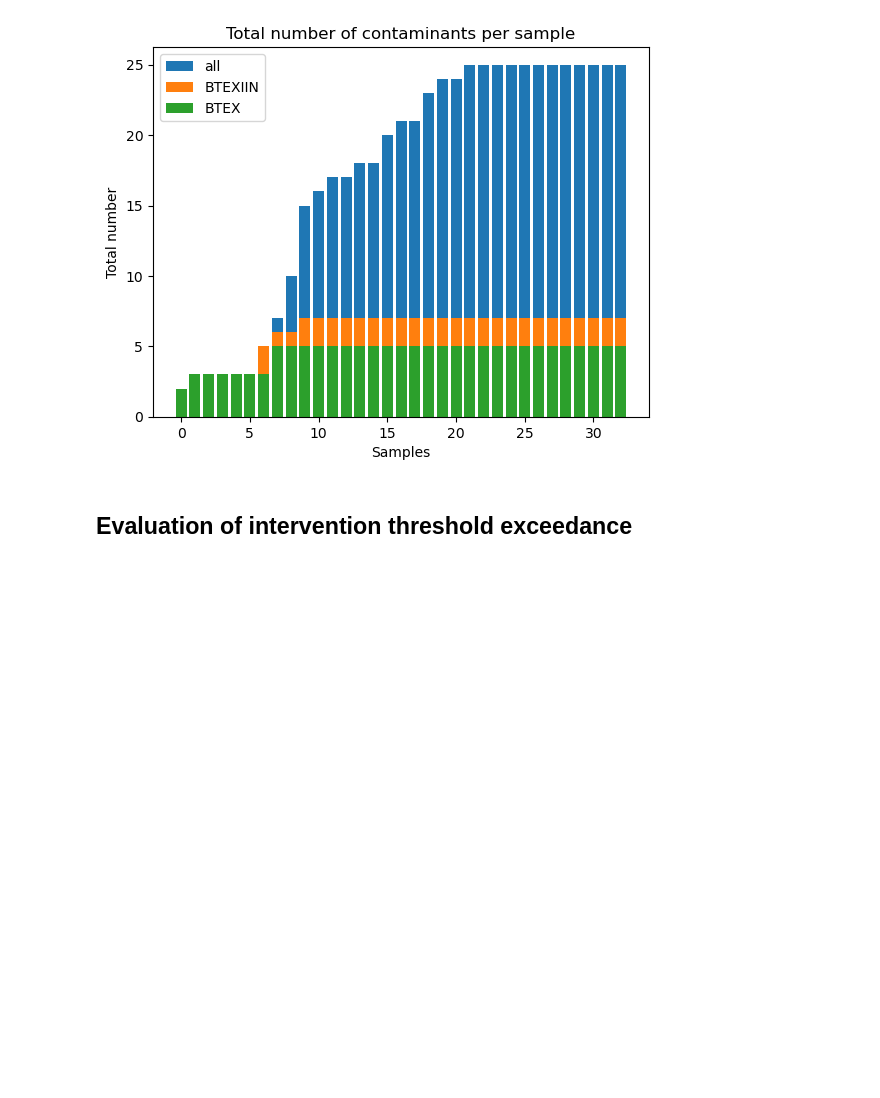
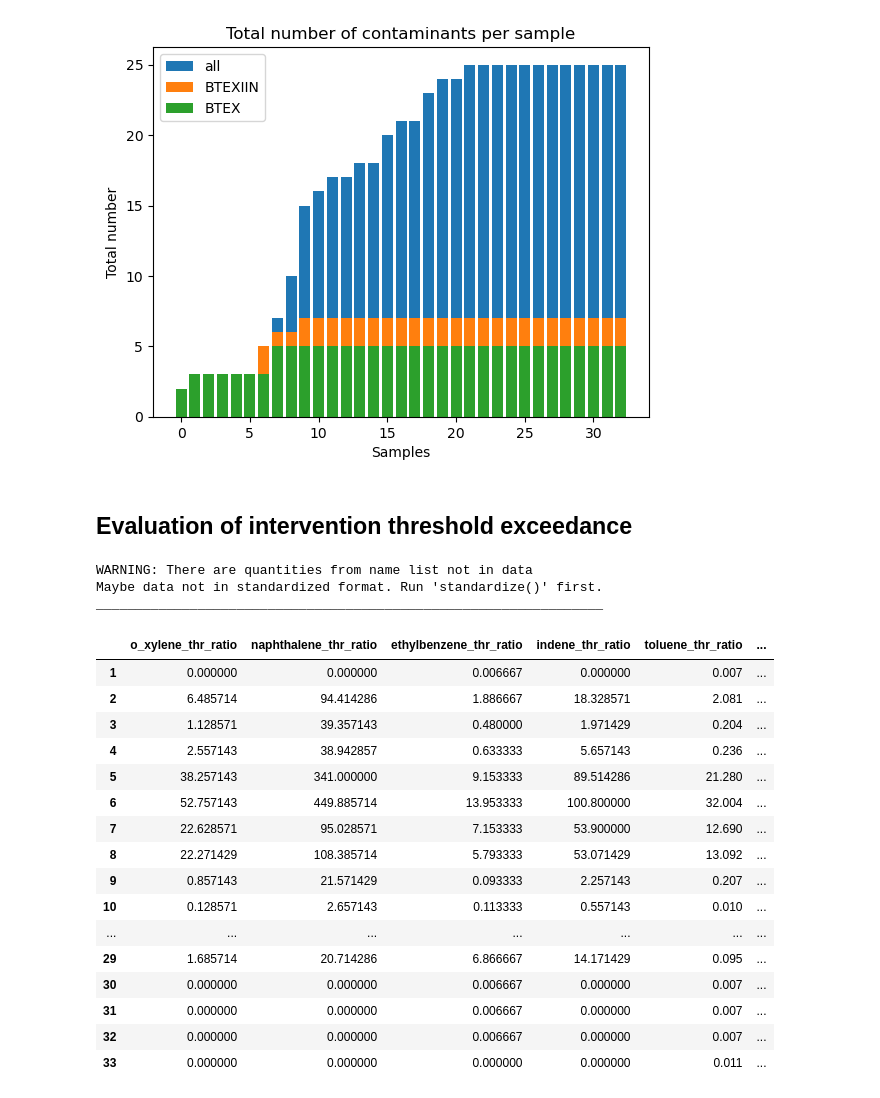
Before and after one commit to MiBiPreT/mibiscreen, a Jupyter notebook: examples/ex02_Amersfoort/example_02_amersfoort_concentrations.ipynb, the cells around one changed output. Drawn from its saved outputs; the diff is of its cells as text; code cells hidden in the pictures; blank space fills up the shorter version.

```diff
--- a/examples/ex02_Amersfoort/example_02_amersfoort_concentrations.ipynb
+++ b/examples/ex02_Amersfoort/example_02_amersfoort_concentrations.ipynb
@@ -381,5 +381,26 @@ plt.legend()
 # %% [markdown]
 ## Evaluation of intervention threshold exceedance
 # %%
-#quantities,data_thresh = mbs.thresholds_for_intervention_ratio(contaminants,
-#                                          sample_selection = [31,9,11])
+data_thresh_ratio = mbs.thresholds_for_intervention_ratio(contaminants)
+display(data_thresh_ratio)
+# %% [output]
+WARNING: There are quantities from name list not in data
+Maybe data not in standardized format. Run 'standardize()' first.
+_________________________________________________________________
+|  | o_xylene_thr_ratio | naphthalene_thr_ratio | ethylbenzene_thr_ratio | indene_thr_ratio | toluene_thr_ratio | ... |
+| 1 | 0.000000 | 0.000000 | 0.006667 | 0.000000 | 0.007 | ... |
+| 2 | 6.485714 | 94.414286 | 1.886667 | 18.328571 | 2.081 | ... |
+| 3 | 1.128571 | 39.357143 | 0.480000 | 1.971429 | 0.204 | ... |
+| 4 | 2.557143 | 38.942857 | 0.633333 | 5.657143 | 0.236 | ... |
+| 5 | 38.257143 | 341.000000 | 9.153333 | 89.514286 | 21.280 | ... |
+| 6 | 52.757143 | 449.885714 | 13.953333 | 100.800000 | 32.004 | ... |
+| 7 | 22.628571 | 95.028571 | 7.153333 | 53.900000 | 12.690 | ... |
+| 8 | 22.271429 | 108.385714 | 5.793333 | 53.071429 | 13.092 | ... |
+| 9 | 0.857143 | 21.571429 | 0.093333 | 2.257143 | 0.207 | ... |
+| 10 | 0.128571 | 2.657143 | 0.113333 | 0.557143 | 0.010 | ... |
+| ... | ... | ... | ... | ... | ... | ... |
+| 29 | 1.685714 | 20.714286 | 6.866667 | 14.171429 | 0.095 | ... |
+| 30 | 0.000000 | 0.000000 | 0.006667 | 0.000000 | 0.007 | ... |
+| 31 | 0.000000 | 0.000000 | 0.006667 | 0.000000 | 0.007 | ... |
+| 32 | 0.000000 | 0.000000 | 0.006667 | 0.000000 | 0.007 | ... |
+| 33 | 0.000000 | 0.000000 | 0.000000 | 0.000000 | 0.011 | ... |
```
Also changed, not shown: parts of 9 cells of this notebook, 5 other files.
